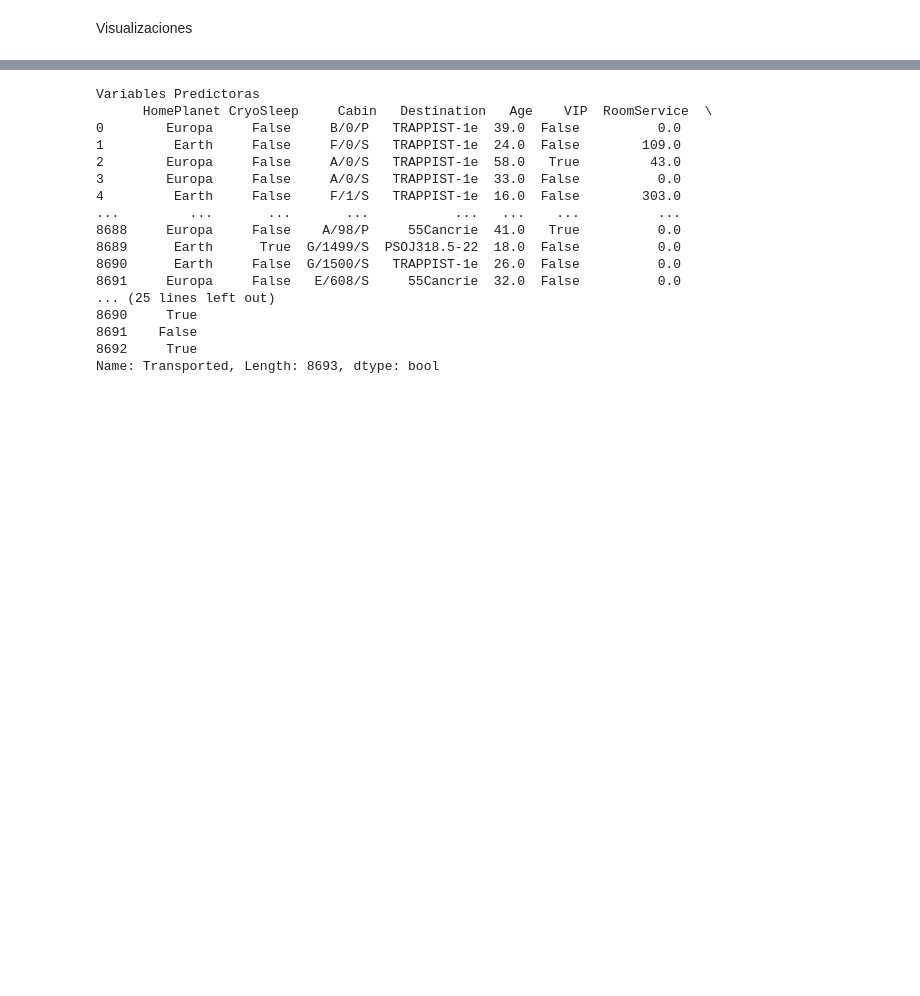
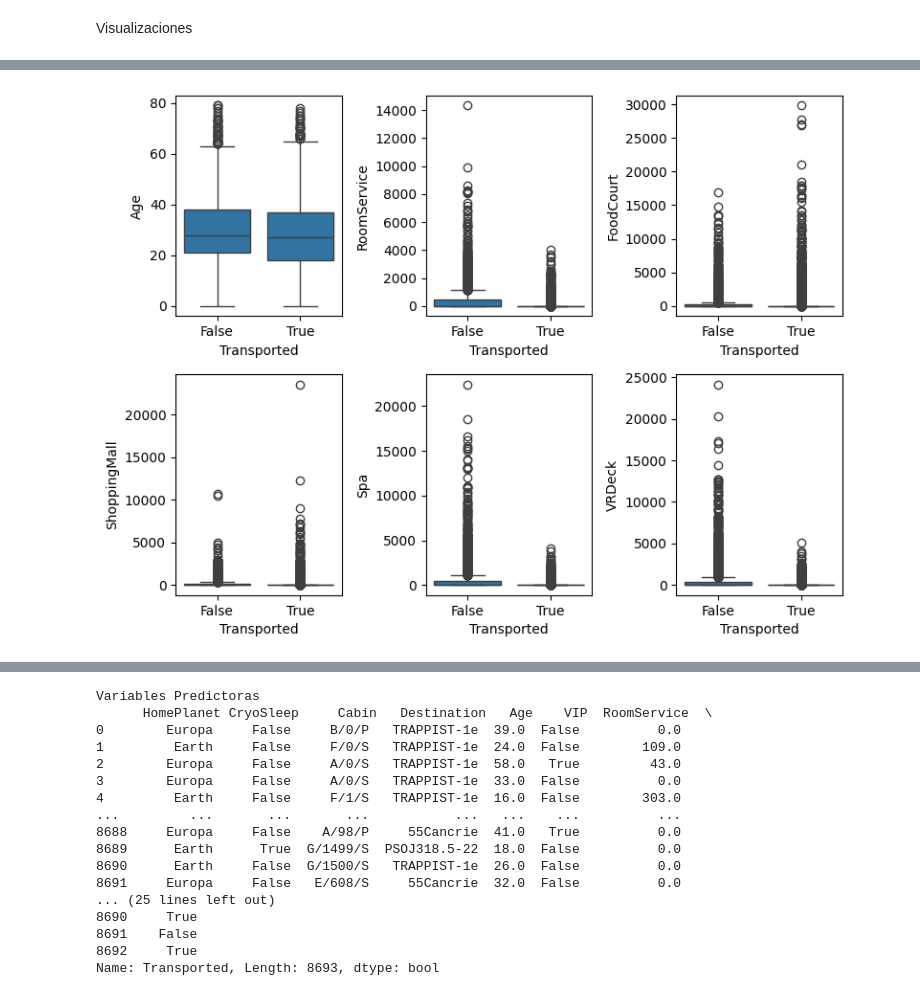
Before and after one commit to EmmaMontalbanA/RetoSpace, a Jupyter notebook: spaces_titanic_v2.ipynb, the cells around one changed output, grey strips where cells are left out. Cells and saved outputs as stored; diff of their text form; code cells hidden in the pictures; blank space fills up the shorter version.

```diff
--- a/spaces_titanic_v2.ipynb
+++ b/spaces_titanic_v2.ipynb
@@ -247,0 +311,9 @@ Visualizaciones
+# %%
+# Relación entre variables numéricas y la variable objetivo
+fig, axes = plt.subplots(2, 3, figsize=(8, 6))
+for i, col in enumerate(numeric_cols):
+    sns.boxplot(x='Transported', y=col, data=df_imputed, ax=axes[i//3, i%3])
+plt.tight_layout()
+plt.show()
+# %% [output]
+[figure, added]
```
Also changed, not shown: parts of 39 cells of this notebook.
